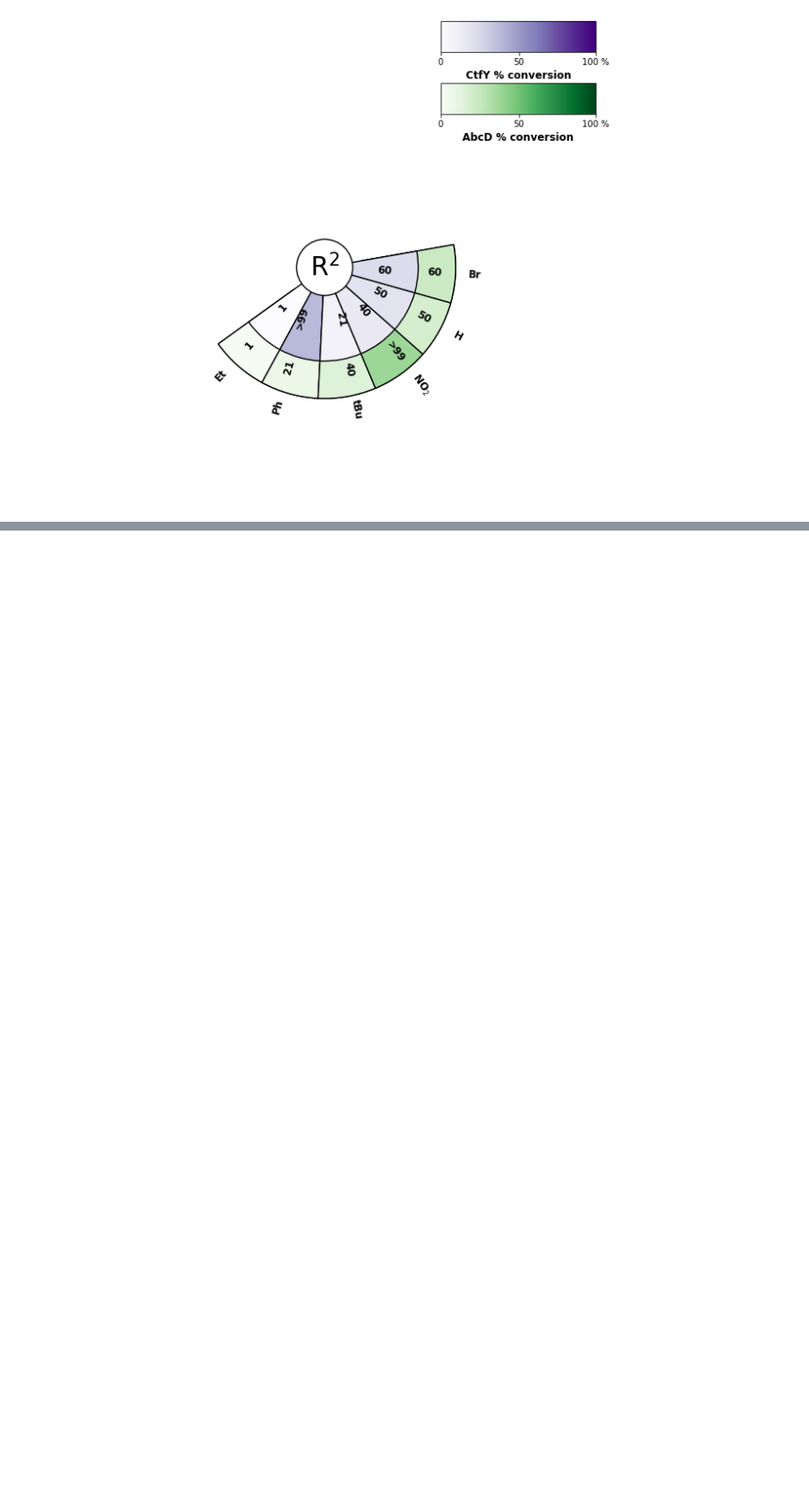
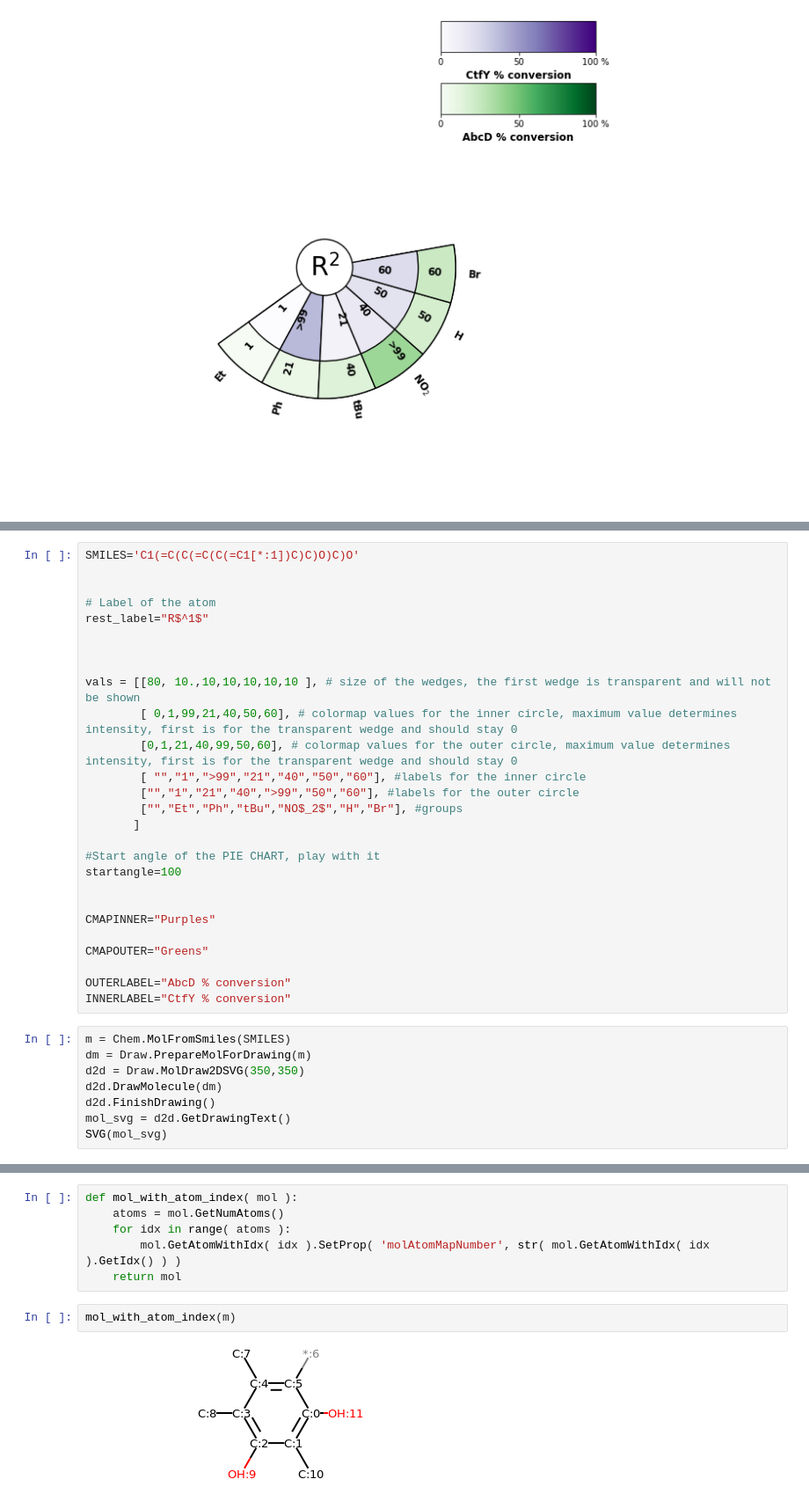
Before and after one commit to XinhaoLi74/XinhaoLi74.github.io, a Jupyter notebook: _jupyters/2019-12-18-substrate-scope-plot/2019-12-18-substrate-scope-plot.ipynb, the cells around one changed output, grey strips where cells are left out. Shown at 88% size. Cells and saved outputs as stored; diff of their text form; blank space fills up the shorter version.

```diff
--- a/_jupyters/2019-12-18-substrate-scope-plot/2019-12-18-substrate-scope-plot.ipynb
+++ b/_jupyters/2019-12-18-substrate-scope-plot/2019-12-18-substrate-scope-plot.ipynb
@@ -205,0 +228,35 @@ fig.savefig('R1.svg', transparent=True)
+# %%
+SMILES='C1(=C(C(=C(C(=C1[*:1])C)C)O)C)O'
+
+
+# Label of the atom
+rest_label="R$^1$"
+
+
+
+vals = [[80, 10.,10,10,10,10,10 ], # size of the wedges, the first wedge is transparent and will not be shown
+        [ 0,1,99,21,40,50,60], # colormap values for the inner circle, maximum value determines intensity, first is for the transparent wedge and should stay 0
+        [0,1,21,40,99,50,60], # colormap values for the outer circle, maximum value determines intensity, first is for the transparent wedge and should stay 0
+        [ "","1",">99","21","40","50","60"], #labels for the inner circle
+        ["","1","21","40",">99","50","60"], #labels for the outer circle
+        ["","Et","Ph","tBu","NO$_2$","H","Br"], #groups
+       ]
+
+#Start angle of the PIE CHART, play with it
+startangle=100
+
+
+CMAPINNER="Purples"
+
+CMAPOUTER="Greens"
+
+OUTERLABEL="AbcD % conversion"
+INNERLABEL="CtfY % conversion"
+# %%
+m = Chem.MolFromSmiles(SMILES)
+dm = Draw.PrepareMolForDrawing(m)
+d2d = Draw.MolDraw2DSVG(350,350)
+d2d.DrawMolecule(dm)
+d2d.FinishDrawing()
+mol_svg = d2d.GetDrawingText()
+SVG(mol_svg)
@@ -205,0 +265,10 @@ fig.savefig('R1.svg', transparent=True)
+# %%
+def mol_with_atom_index( mol ):
+    atoms = mol.GetNumAtoms()
+    for idx in range( atoms ):
+        mol.GetAtomWithIdx( idx ).SetProp( 'molAtomMapNumber', str( mol.GetAtomWithIdx( idx ).GetIdx() ) )
+    return mol
+# %%
+mol_with_atom_index(m)
+# %% [output]
+[figure, added]
```
Also changed, not shown: parts of 7 cells of this notebook, 9 other files.
